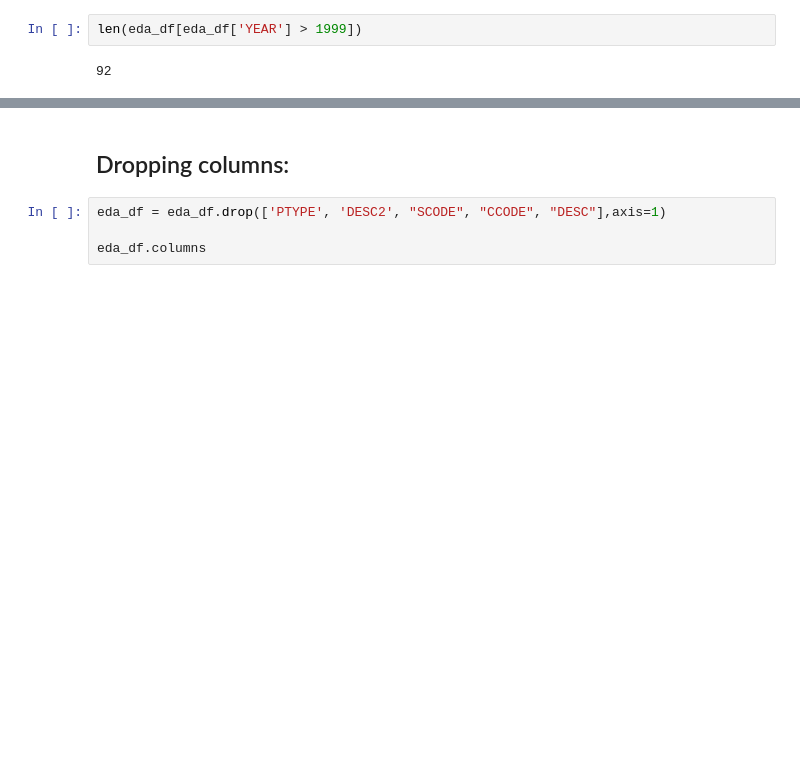
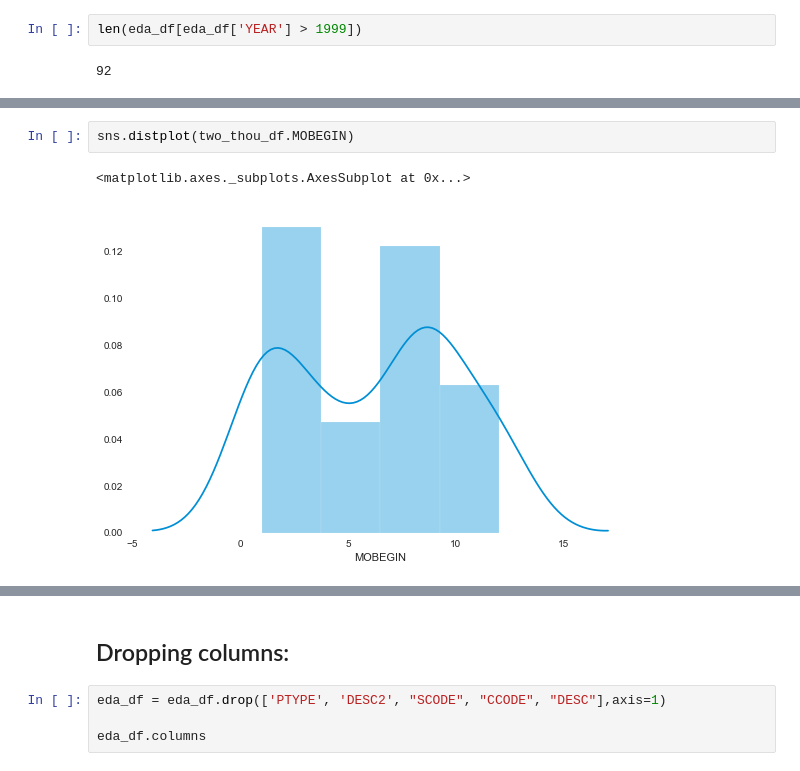
Before and after one commit to MichaelBurak/regime_changes, a Jupyter notebook: regime_changes.ipynb, the cells around one changed output, grey strips where cells are left out. Saved outputs shown, nothing was run; the diff lists cells and outputs as text; blank space fills up the shorter version.

```diff
--- a/regime_changes.ipynb
+++ b/regime_changes.ipynb
@@ -187,0 +232,5 @@ len(two_thou_df.DESC)
+# %%
+sns.distplot(two_thou_df.MOBEGIN)
+# %% [output]
+<matplotlib.axes._subplots.AxesSubplot at 0x...>
+[figure, added]
```
Also changed, not shown: parts of 45 cells of this notebook.
